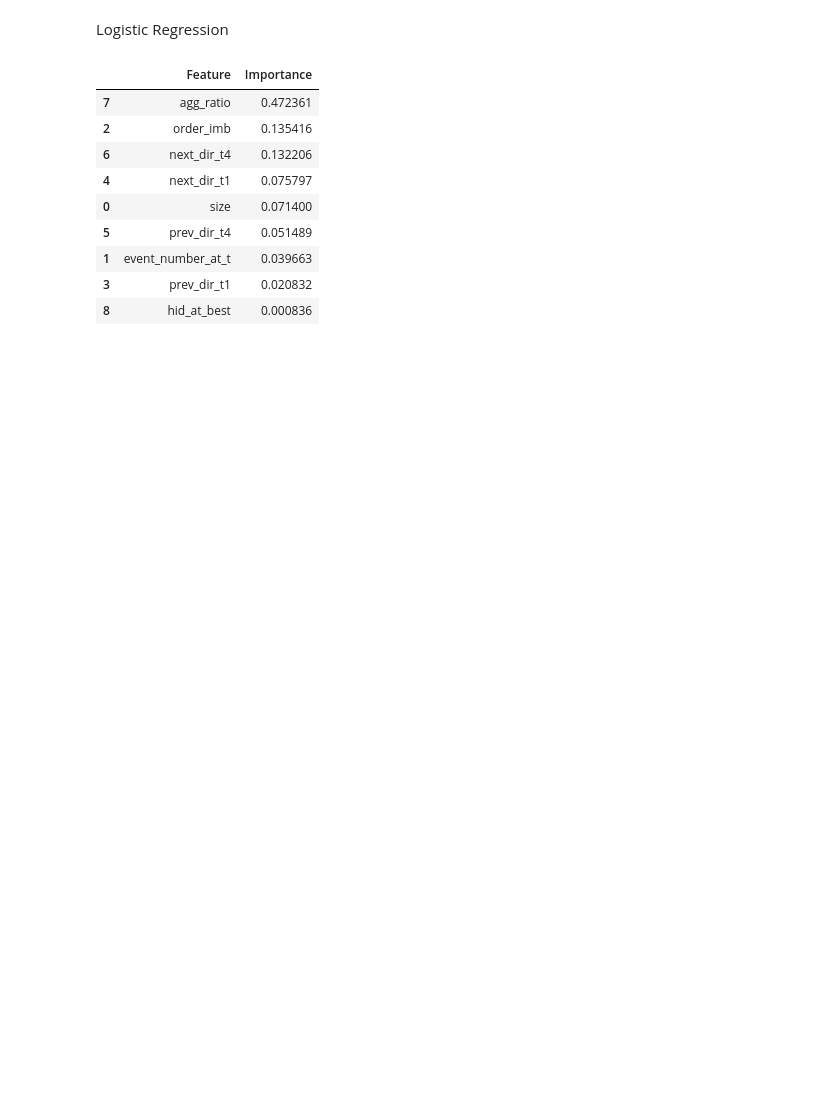
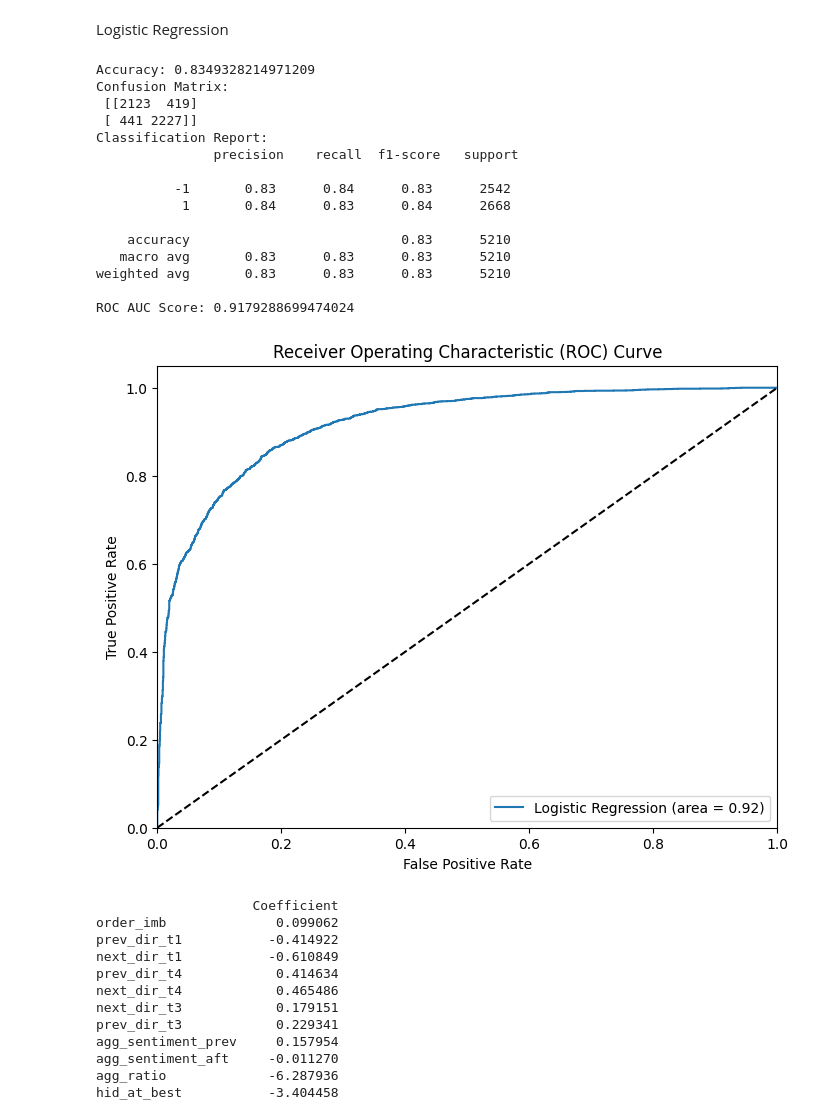
Before and after one commit to JingHui-Tan/dissertation-iceberg, a Jupyter notebook: direction_analysis.ipynb, the cells around one changed output. Cells and saved outputs as stored; diff of their text form; code cells hidden in the pictures; blank space fills up the shorter version.

```diff
--- a/direction_analysis.ipynb
+++ b/direction_analysis.ipynb
@@ -232,15 +288,67 @@ plt.show()
 # %% [markdown]
 Logistic Regression
-# %%
-importance_df
-# %% [output]
-|  | Feature | Importance |
-| 7 | agg_ratio | 0.472361 |
-| 2 | order_imb | 0.135416 |
-| 6 | next_dir_t4 | 0.132206 |
-| 4 | next_dir_t1 | 0.075797 |
-| 0 | size | 0.071400 |
-| 5 | prev_dir_t4 | 0.051489 |
-| 1 | event_number_at_t | 0.039663 |
-| 3 | prev_dir_t1 | 0.020832 |
-| 8 | hid_at_best | 0.000836 |
+# %%
+X_train_lr = X_train.drop(columns=['size', 'event_number_at_t'])
+X_test_lr = X_test.drop(columns=['size', 'event_number_at_t'])
+# %%
+# Instantiate the Logistic Regression model
+logreg = LogisticRegression(solver='liblinear')
+
+# Fit the model to the training data
+logreg.fit(X_train_lr, y_train)
+
+# Make predictions on the test set
+y_pred = logreg.predict(X_test_lr)
+y_pred_prob = logreg.predict_proba(X_test_lr)[:, 1]
+
+# Evaluate the model
+print("Accuracy:", accuracy_score(y_test, y_pred))
+print("Confusion Matrix:\n", confusion_matrix(y_test, y_pred))
+print("Classification Report:\n", classification_report(y_test, y_pred))
+print("ROC AUC Score:", roc_auc_score(y_test, y_pred_prob))
+
+# Plot the ROC curve
+fpr, tpr, _ = roc_curve(y_test, y_pred_prob)
+plt.figure(figsize=(8, 6))
+plt.plot(fpr, tpr, label='Logistic Regression (area = %0.2f)' % roc_auc_score(y_test, y_pred_prob))
+plt.plot([0, 1], [0, 1], 'k--')  # Dashed diagonal
+plt.xlim([0.0, 1.0])
+plt.ylim([0.0, 1.05])
+plt.xlabel('False Positive Rate')
+plt.ylabel('True Positive Rate')
+plt.title('Receiver Operating Characteristic (ROC) Curve')
+plt.legend(loc="lower right")
+plt.show()
+
+# Print the model coefficients (feature importance)
+coefficients = pd.DataFrame(logreg.coef_.flatten(), X_train_lr.columns, columns=['Coefficient'])
+print(coefficients)
+# %% [output]
+Accuracy: 0.8349328214971209
+Confusion Matrix:
+ [[2123  419]
+ [ 441 2227]]
+Classification Report:
+               precision    recall  f1-score   support
+
+          -1       0.83      0.84      0.83      2542
+           1       0.84      0.83      0.84      2668
+
+    accuracy                           0.83      5210
+   macro avg       0.83      0.83      0.83      5210
+weighted avg       0.83      0.83      0.83      5210
+
+ROC AUC Score: 0.9179288699474024
+[figure, added]
+                    Coefficient
+order_imb              0.099062
+prev_dir_t1           -0.414922
+next_dir_t1           -0.610849
+prev_dir_t4            0.414634
+next_dir_t4            0.465486
+next_dir_t3            0.179151
+prev_dir_t3            0.229341
+agg_sentiment_prev     0.157954
+agg_sentiment_aft     -0.011270
+agg_ratio             -6.287936
+hid_at_best           -3.404458
```
Also changed, not shown: parts of 32 cells of this notebook.
